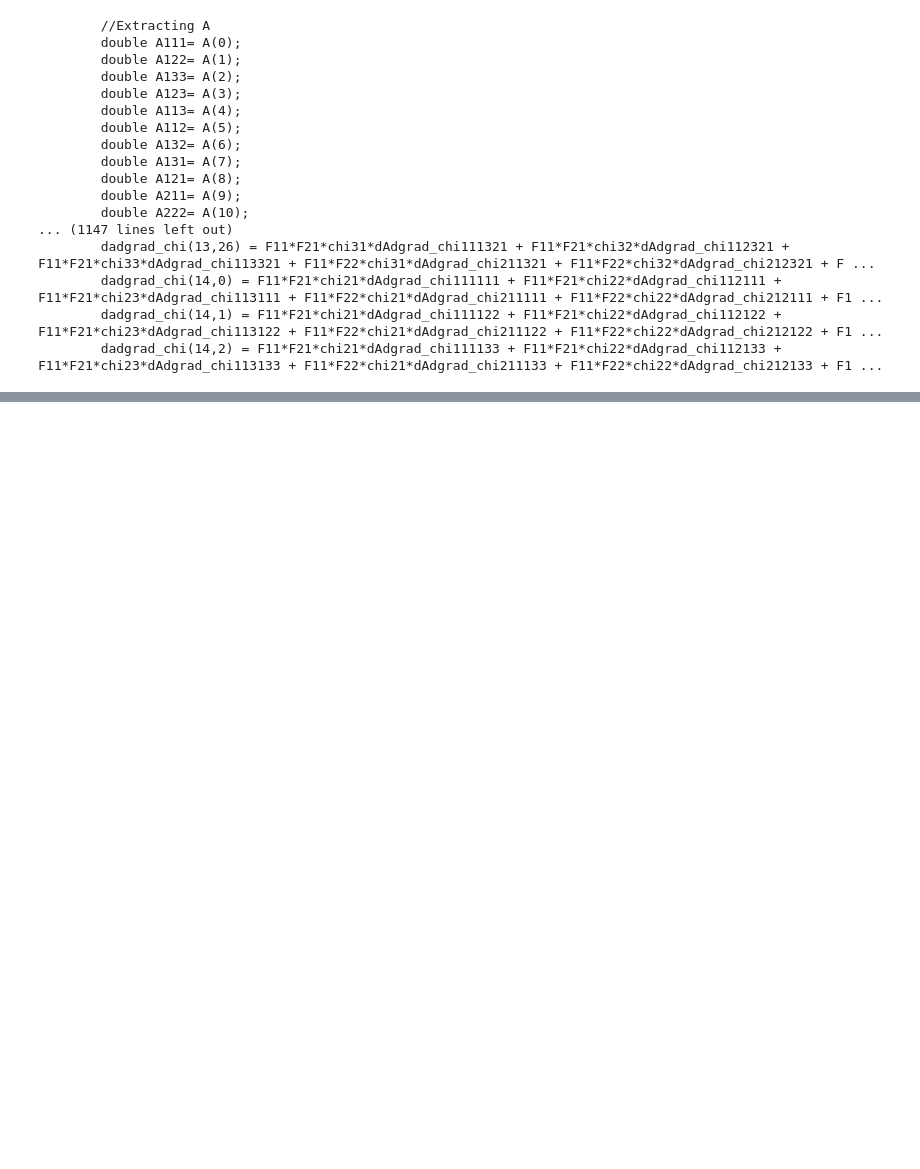
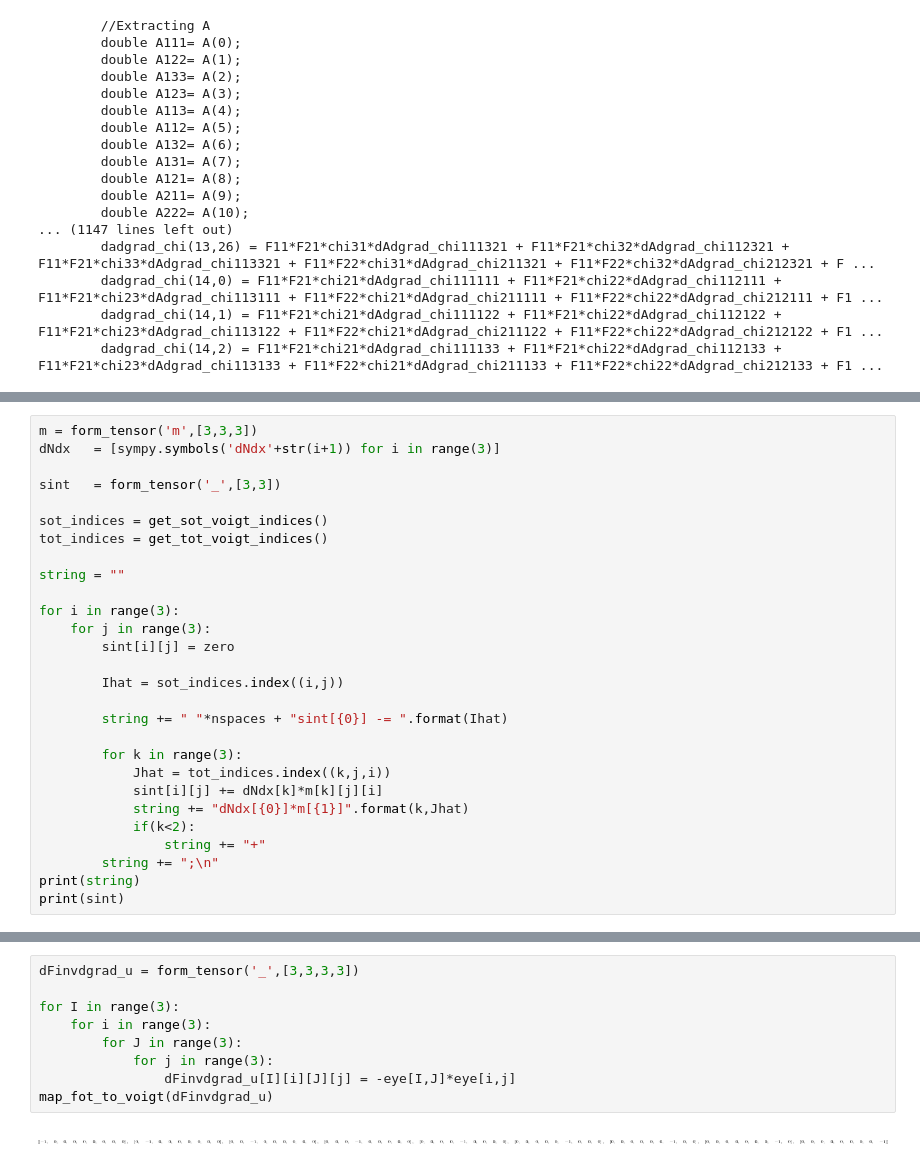
Before and after one commit to lanl/tardigrade-micromorphic-element, a Jupyter notebook: doc/MatrixForm/micromorphic_matrix_form.ipynb, the cells around one changed output, grey strips where cells are left out. Saved outputs shown, nothing was run; the diff lists cells and outputs as text; blank space fills up the shorter version.

```diff
--- a/doc/MatrixForm/micromorphic_matrix_form.ipynb
+++ b/doc/MatrixForm/micromorphic_matrix_form.ipynb
@@ -4317,0 +4350,28 @@ print' '*nspaces+'dadgrad_chi /= J;'
+# %%
+m = form_tensor('m',[3,3,3])
+dNdx   = [sympy.symbols('dNdx'+str(i+1)) for i in range(3)]
+
+sint   = form_tensor('_',[3,3])
+
+sot_indices = get_sot_voigt_indices()
+tot_indices = get_tot_voigt_indices()
+
+string = ""
+
+for i in range(3):
+    for j in range(3):
+        sint[i][j] = zero
+
+        Ihat = sot_indices.index((i,j))
+
+        string += " "*nspaces + "sint[{0}] -= ".format(Ihat)
+
+        for k in range(3):
+            Jhat = tot_indices.index((k,j,i))
+            sint[i][j] += dNdx[k]*m[k][j][i]
+            string += "dNdx[{0}]*m[{1}]".format(k,Jhat)
+            if(k<2):
+                string += "+"
+        string += ";\n"
+print(string)
+print(sint)
@@ -4317,0 +4390,11 @@ print' '*nspaces+'dadgrad_chi /= J;'
+# %%
+dFinvdgrad_u = form_tensor('_',[3,3,3,3])
+
+for I in range(3):
+    for i in range(3):
+        for J in range(3):
+            for j in range(3):
+                dFinvdgrad_u[I][i][J][j] = -eye[I,J]*eye[i,j]
+map_fot_to_voigt(dFinvdgrad_u)
+# %% [output]
+[figure, added]
```
Also changed, not shown: parts of 3 cells of this notebook.
